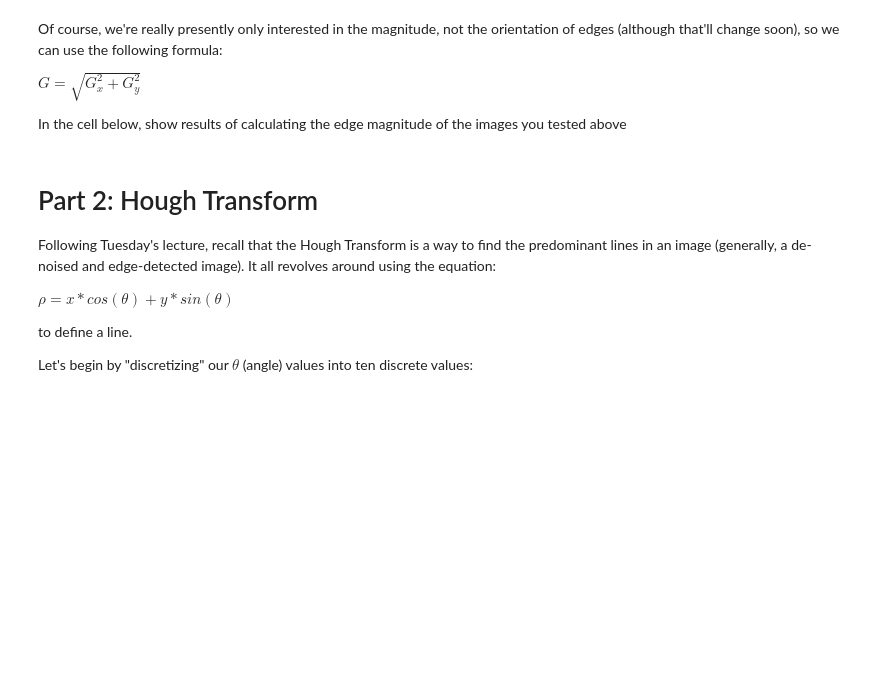
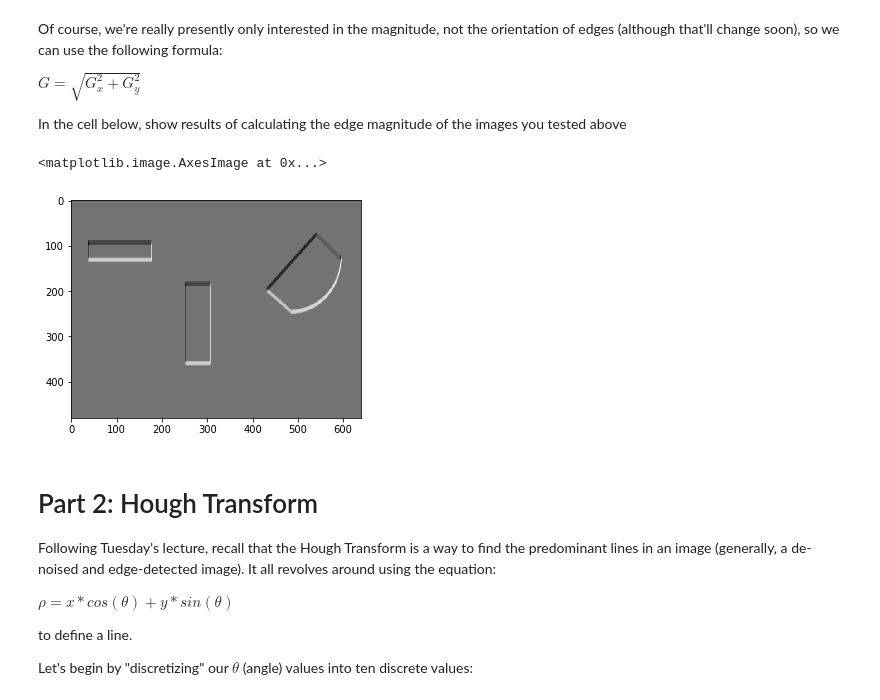
Before and after one commit to chododom/Computer-Vision, a Jupyter notebook: project3/Project3A.ipynb, the cells around one changed output. Saved outputs shown, nothing was run; the diff lists cells and outputs as text; code cells hidden in the pictures; blank space fills up the shorter version.

Commit message:
Edge magnitude calculations added

```diff
--- a/project3/Project3A.ipynb
+++ b/project3/Project3A.ipynb
@@ -54,6 +59,14 @@ Of course, we're really presently only interested in the magnitude, not the orie
 $G = \sqrt{G_{x}^{2} + G_{y}^{2}}$
 
 In the cell below, show results of calculating the edge magnitude of the images you tested above
+# %%
+# calculate edge magnitudes and normalize them
+magnitudes = get_edge_magnitudes(v_dst, h_dst)
+plt.figure()
+plt.imshow(normalize_data(magnitudes))
+# %% [output]
+<matplotlib.image.AxesImage at 0x...>
+[figure, added]
 # %% [markdown]
 # Part 2: Hough Transform
 
```
Also changed, not shown: parts of 2 cells of this notebook, 2 other files.
